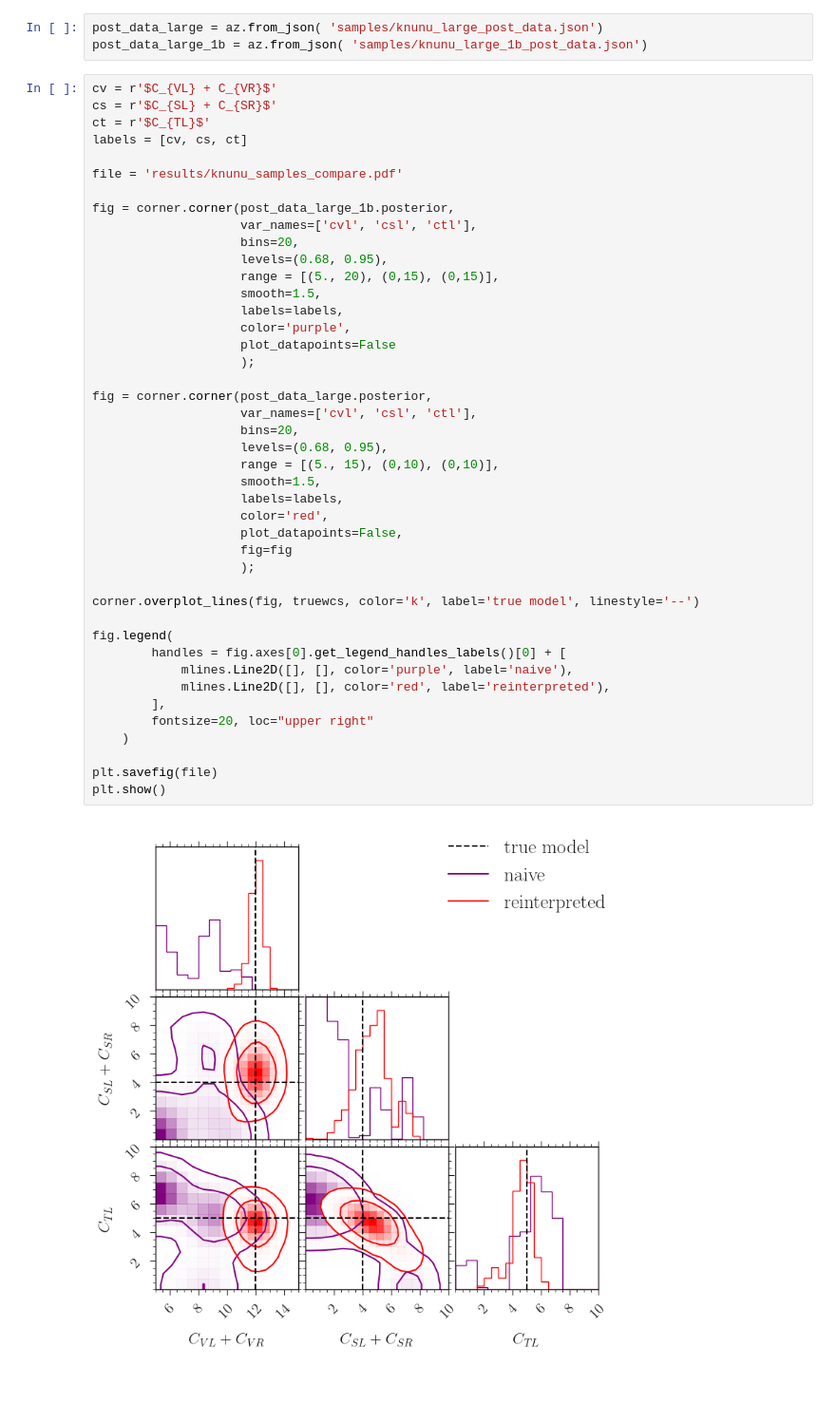
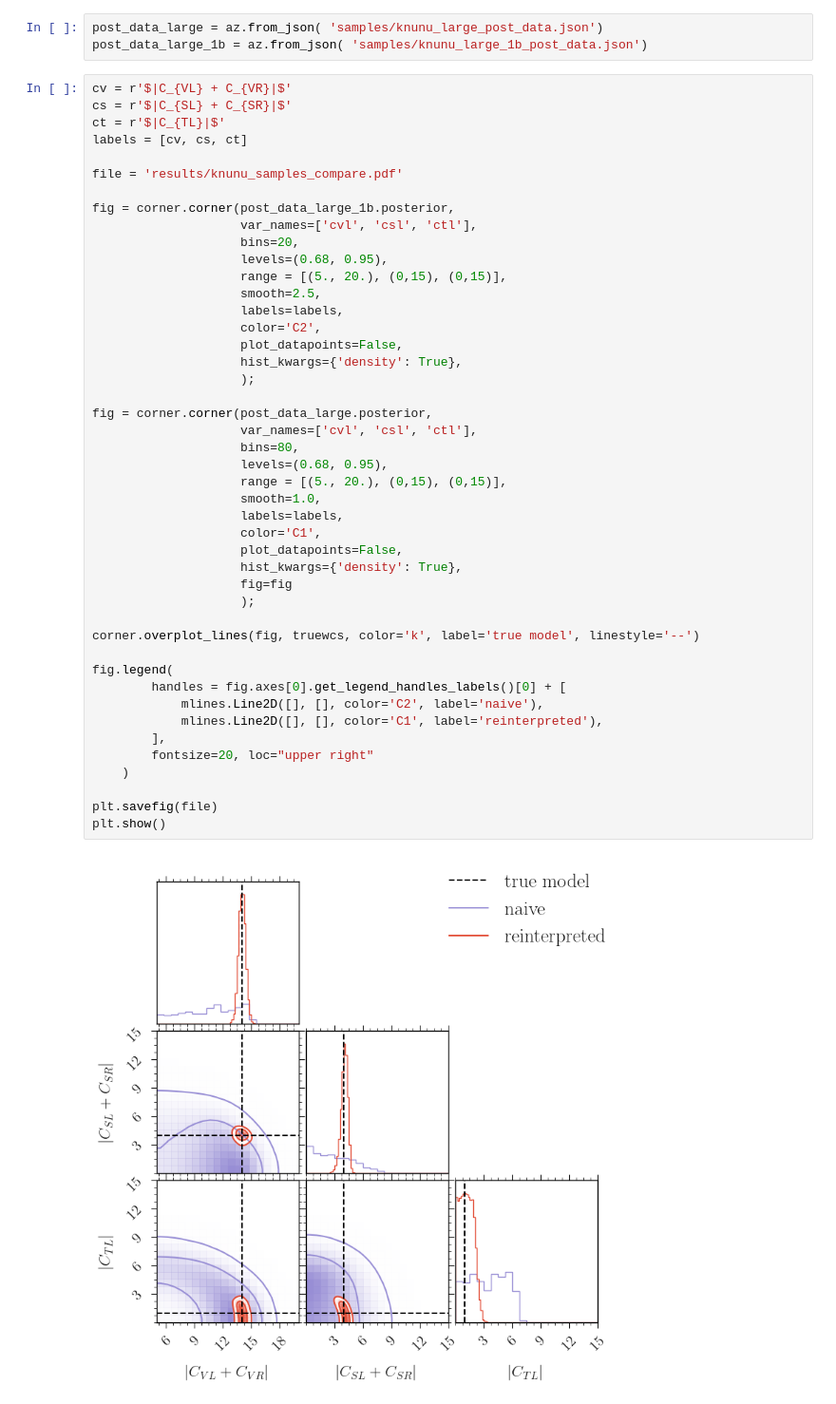
Before and after one commit to lorenzennio/redist, a Jupyter notebook: examples/knunu_plot_samples.ipynb, the cells around one changed output. Shown: that part at 95% size. Drawn from its saved outputs; the diff is of its cells as text.

Commit message:
adjust binning and colors

```diff
--- a/examples/knunu_plot_samples.ipynb
+++ b/examples/knunu_plot_samples.ipynb
@@ -148,47 +152,49 @@ plt.show()
 post_data_large = az.from_json( 'samples/knunu_large_post_data.json')
 post_data_large_1b = az.from_json( 'samples/knunu_large_1b_post_data.json')
 # %%
-cv = r'$C_{VL} + C_{VR}$'
-cs = r'$C_{SL} + C_{SR}$'
-ct = r'$C_{TL}$'
+cv = r'$|C_{VL} + C_{VR}|$'
+cs = r'$|C_{SL} + C_{SR}|$'
+ct = r'$|C_{TL}|$'
 labels = [cv, cs, ct]
 
 file = 'results/knunu_samples_compare.pdf'
 
 fig = corner.corner(post_data_large_1b.posterior,
                     var_names=['cvl', 'csl', 'ctl'],
                     bins=20,
                     levels=(0.68, 0.95),
-                    range = [(5., 20), (0,15), (0,15)],
-                    smooth=1.5,
+                    range = [(5., 20.), (0,15), (0,15)],
+                    smooth=2.5,
                     labels=labels,
-                    color='purple',
-                    plot_datapoints=False
+                    color='C2',
+                    plot_datapoints=False,
+                    hist_kwargs={'density': True},
                     );
 
 fig = corner.corner(post_data_large.posterior,
                     var_names=['cvl', 'csl', 'ctl'],
-                    bins=20,
+                    bins=80,
                     levels=(0.68, 0.95),
-                    range = [(5., 15), (0,10), (0,10)],
-                    smooth=1.5,
+                    range = [(5., 20.), (0,15), (0,15)],
+                    smooth=1.0,
                     labels=labels,
-                    color='red',
+                    color='C1',
                     plot_datapoints=False,
+                    hist_kwargs={'density': True},
                     fig=fig
                     );
 
 corner.overplot_lines(fig, truewcs, color='k', label='true model', linestyle='--')
 
 fig.legend(
         handles = fig.axes[0].get_legend_handles_labels()[0] + [
-            mlines.Line2D([], [], color='purple', label='naive'),
-            mlines.Line2D([], [], color='red', label='reinterpreted'),
+            mlines.Line2D([], [], color='C2', label='naive'),
+            mlines.Line2D([], [], color='C1', label='reinterpreted'),
         ],
         fontsize=20, loc="upper right"
     )
 
 plt.savefig(file)
 plt.show()
 # %% [output]
-[figure, old version]
+[figure, new version]
```
Also changed, not shown: parts of 6 cells of this notebook.
